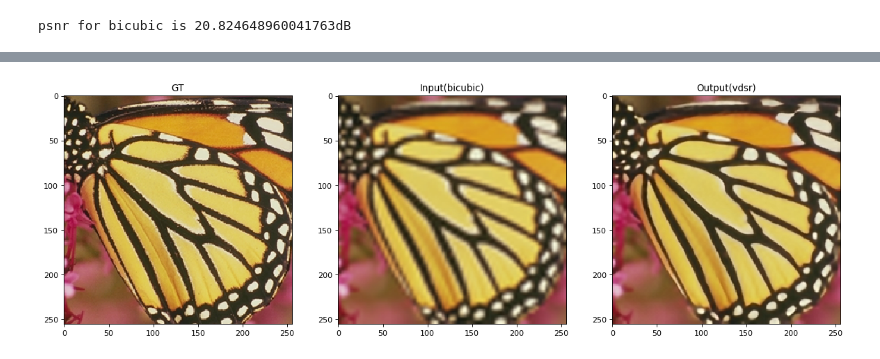
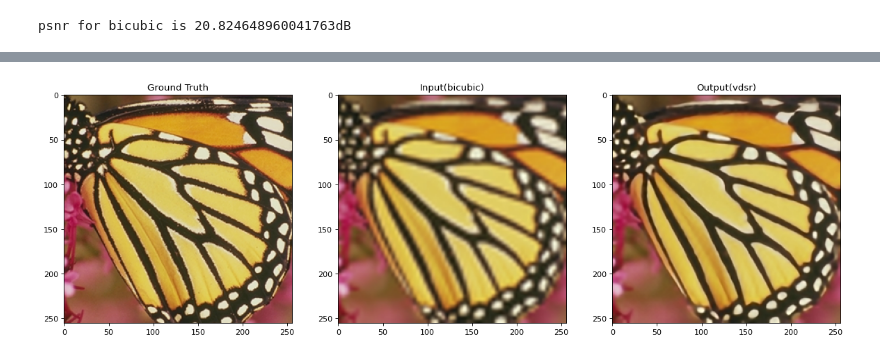
Before and after one commit to jtw1018/VDSR_ipynb, a Jupyter notebook: VDSR-Demo.ipynb, the cells around one changed output, grey strips where cells are left out. Saved outputs shown, nothing was run; the diff lists cells and outputs as text; code cells hidden in the pictures.

```diff
--- a/VDSR-Demo.ipynb
+++ b/VDSR-Demo.ipynb
@@ -127,17 +137,17 @@ im_b = Image.fromarray(im_b_ycbcr, "YCbCr").convert("RGB")
 # %%
 # Result visualization
 fig = plt.figure(figsize=(18, 16), dpi= 80)
 ax = plt.subplot("131")
 ax.imshow(im_gt)
-ax.set_title("GT")
+ax.set_title("Ground Truth")
 
 ax = plt.subplot("132")
 ax.imshow(im_b)
 ax.set_title("Input(bicubic)")
 
 ax = plt.subplot("133")
 ax.imshow(im_h)
 ax.set_title("Output(vdsr)")
 plt.show()
 # %% [output]
-[figure, old version]
+[figure, new version]
```
Also changed, not shown: parts of 10 cells of this notebook.
